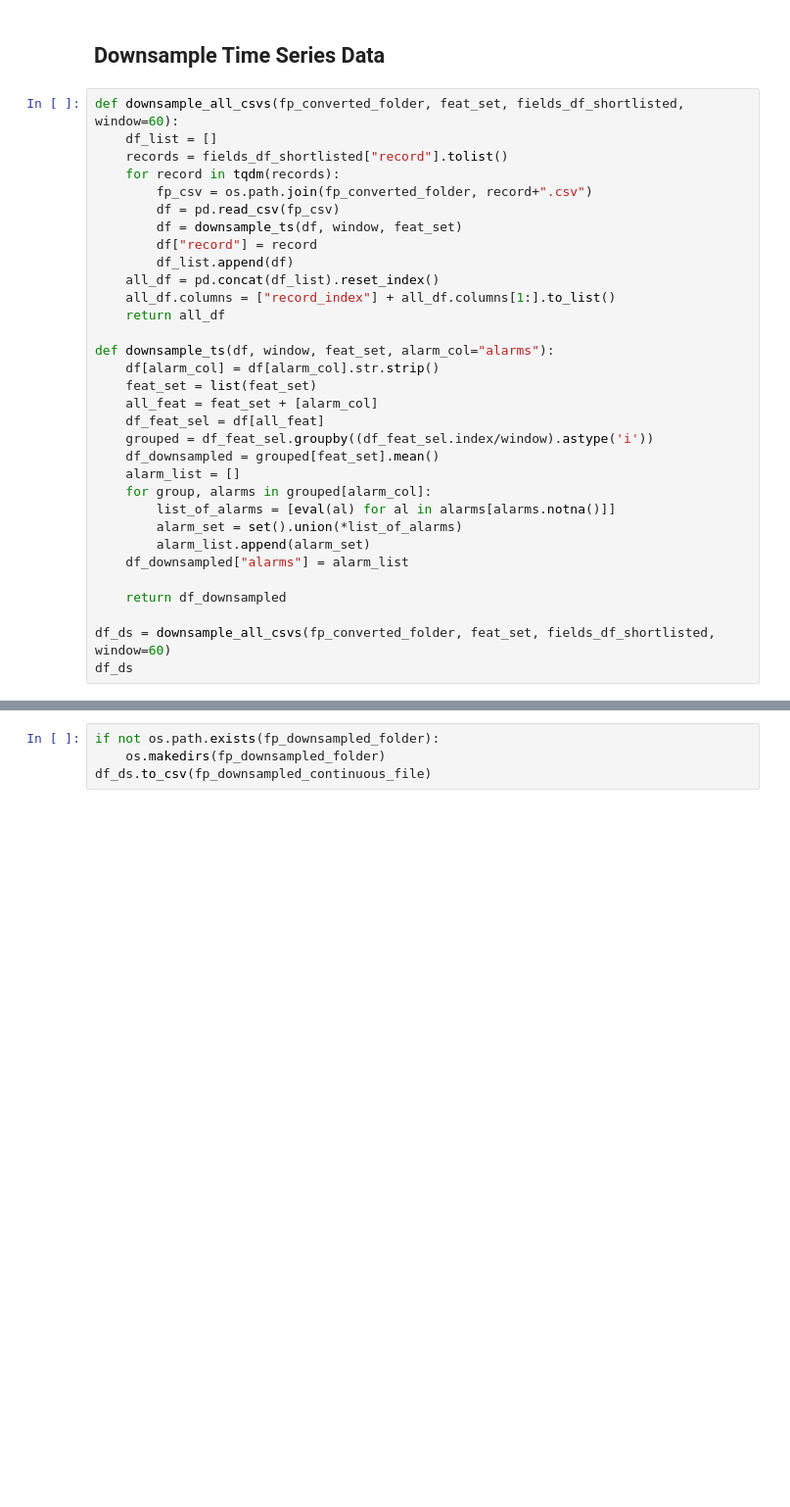
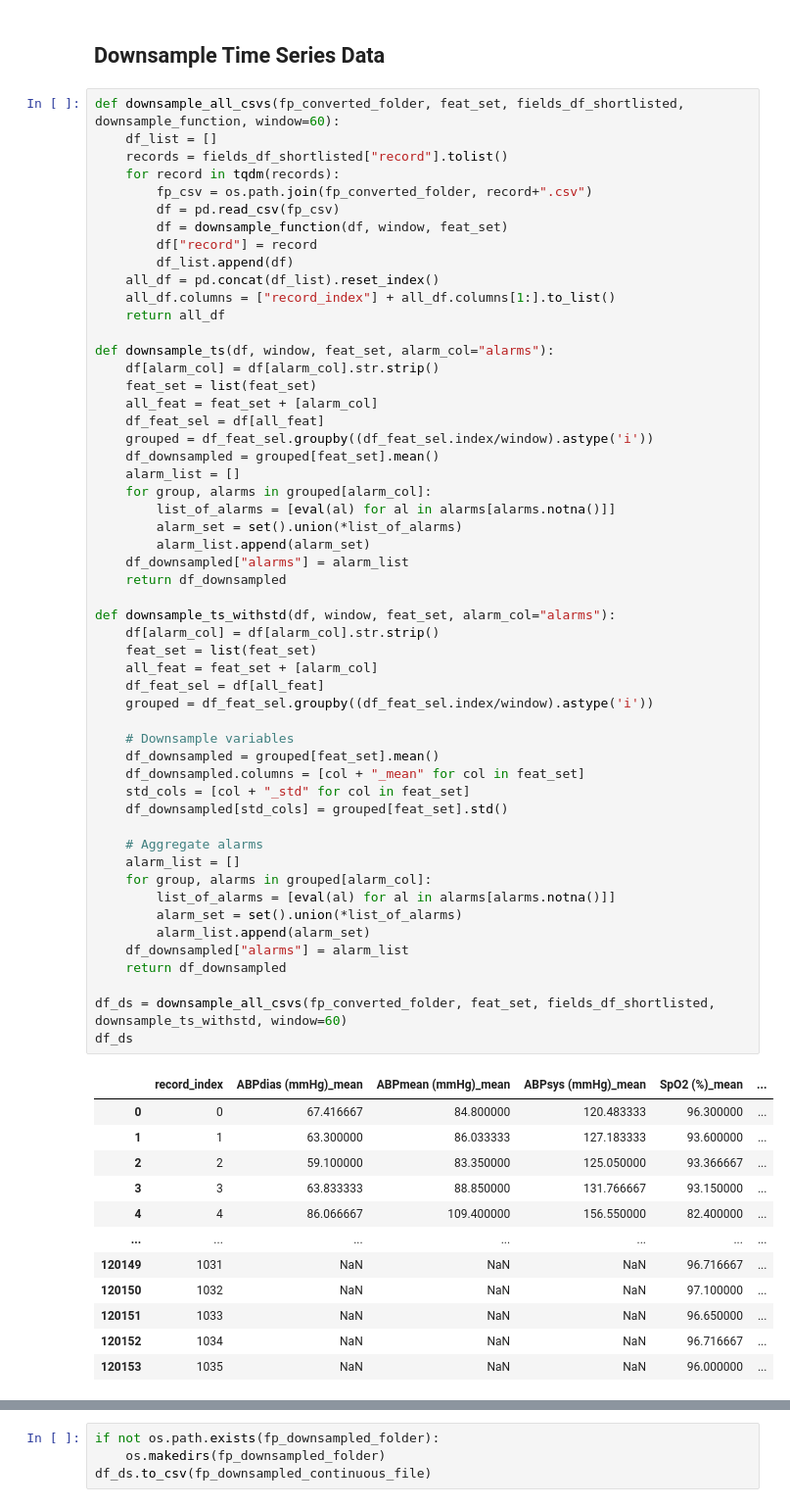
Before and after one commit to lr98769/rue_prediction_interval, a Jupyter notebook: notebooks/preprocessing.ipynb, the cells around one changed output, grey strips where cells are left out. Shown at 98% size. Drawn from its saved outputs; the diff is of its cells as text; blank space fills up the shorter version.

```diff
--- a/notebooks/preprocessing.ipynb
+++ b/notebooks/preprocessing.ipynb
@@ -168,34 +312,68 @@ fields_df_shortlisted_alarm["sig_len"].sum()
 # %% [markdown]
 ## Downsample Time Series Data
 # %%
-def downsample_all_csvs(fp_converted_folder, feat_set, fields_df_shortlisted, window=60):
+def downsample_all_csvs(fp_converted_folder, feat_set, fields_df_shortlisted, downsample_function, window=60):
     df_list = []
     records = fields_df_shortlisted["record"].tolist()
     for record in tqdm(records):
         fp_csv = os.path.join(fp_converted_folder, record+".csv")
         df = pd.read_csv(fp_csv)
-        df = downsample_ts(df, window, feat_set)
+        df = downsample_function(df, window, feat_set)
         df["record"] = record
         df_list.append(df)
     all_df = pd.concat(df_list).reset_index()
     all_df.columns = ["record_index"] + all_df.columns[1:].to_list()
     return all_df
 
 def downsample_ts(df, window, feat_set, alarm_col="alarms"):
     df[alarm_col] = df[alarm_col].str.strip()
     feat_set = list(feat_set)
     all_feat = feat_set + [alarm_col]
     df_feat_sel = df[all_feat]
     grouped = df_feat_sel.groupby((df_feat_sel.index/window).astype('i'))
     df_downsampled = grouped[feat_set].mean()
     alarm_list = []
     for group, alarms in grouped[alarm_col]:
         list_of_alarms = [eval(al) for al in alarms[alarms.notna()]]
         alarm_set = set().union(*list_of_alarms)
         alarm_list.append(alarm_set)
     df_downsampled["alarms"] = alarm_list
-
     return df_downsampled
 
-df_ds = downsample_all_csvs(fp_converted_folder, feat_set, fields_df_shortlisted, window=60)
+def downsample_ts_withstd(df, window, feat_set, alarm_col="alarms"):
+    df[alarm_col] = df[alarm_col].str.strip()
+    feat_set = list(feat_set)
+    all_feat = feat_set + [alarm_col]
+    df_feat_sel = df[all_feat]
+    grouped = df_feat_sel.groupby((df_feat_sel.index/window).astype('i'))
+
+    # Downsample variables
+    df_downsampled = grouped[feat_set].mean()
+    df_downsampled.columns = [col + "_mean" for col in feat_set]
+    std_cols = [col + "_std" for col in feat_set]
+    df_downsampled[std_cols] = grouped[feat_set].std()
+
+    # Aggregate alarms
+    alarm_list = []
+    for group, alarms in grouped[alarm_col]:
+        list_of_alarms = [eval(al) for al in alarms[alarms.notna()]]
+        alarm_set = set().union(*list_of_alarms)
+        alarm_list.append(alarm_set)
+    df_downsampled["alarms"] = alarm_list
+    return df_downsampled
+
+df_ds = downsample_all_csvs(fp_converted_folder, feat_set, fields_df_shortlisted,  downsample_ts_withstd, window=60)
 df_ds
+# %% [output]
+|  | record_index | ABPdias (mmHg)_mean | ABPmean (mmHg)_mean | ABPsys (mmHg)_mean | SpO2 (%)_mean | ... |
+| 0 | 0 | 67.416667 | 84.800000 | 120.483333 | 96.300000 | ... |
+| 1 | 1 | 63.300000 | 86.033333 | 127.183333 | 93.600000 | ... |
+| 2 | 2 | 59.100000 | 83.350000 | 125.050000 | 93.366667 | ... |
+| 3 | 3 | 63.833333 | 88.850000 | 131.766667 | 93.150000 | ... |
+| 4 | 4 | 86.066667 | 109.400000 | 156.550000 | 82.400000 | ... |
+| ... | ... | ... | ... | ... | ... | ... |
+| 120149 | 1031 | NaN | NaN | NaN | 96.716667 | ... |
+| 120150 | 1032 | NaN | NaN | NaN | 97.100000 | ... |
+| 120151 | 1033 | NaN | NaN | NaN | 96.650000 | ... |
+| 120152 | 1034 | NaN | NaN | NaN | 96.716667 | ... |
+| 120153 | 1035 | NaN | NaN | NaN | 96.000000 | ... |
```
Also changed, not shown: parts of 25 cells of this notebook.
